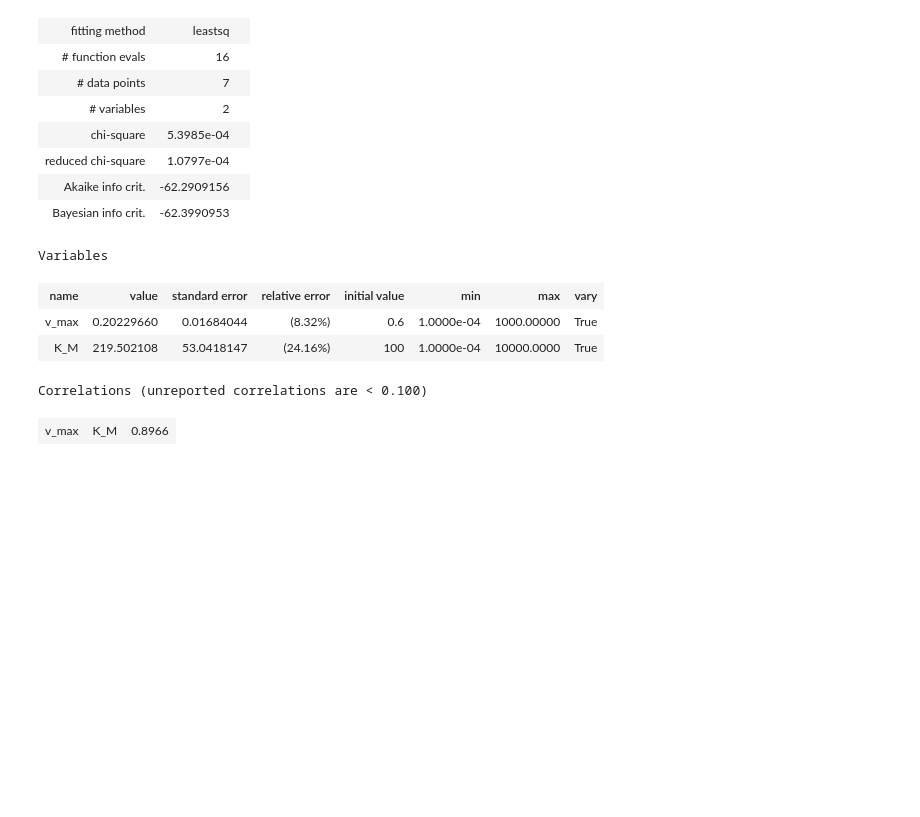
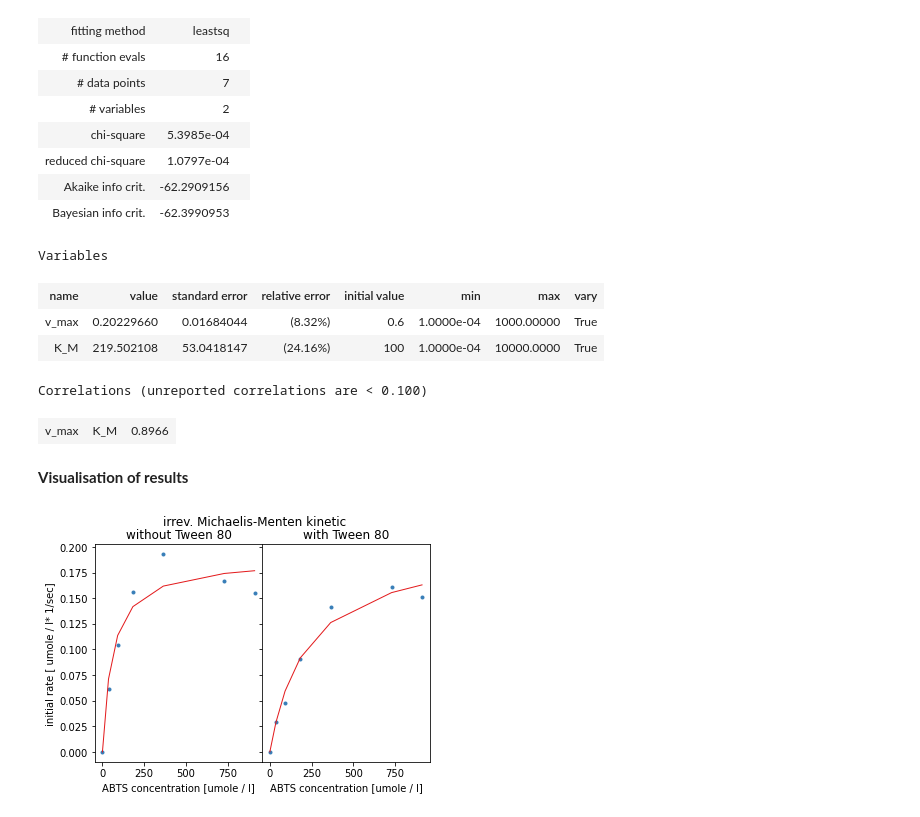
Before and after one commit to HannahDi/master-thesis, a Jupyter notebook: book/Scenarios/Scenario3.ipynb, the cells around one changed output. Cells and saved outputs as stored; diff of their text form; code cells hidden in the pictures; blank space fills up the shorter version.

```diff
--- a/book/Scenarios/Scenario3.ipynb
+++ b/book/Scenarios/Scenario3.ipynb
@@ -168,7 +169,8 @@ for measurementData in dataDict['noTween']:
     # visualisation of time-course data and initial rate curves
     ax1.plot(time, measurementData['measured'][0], 'o', ms=3, color = colors[i])
     ax1.plot(time, initialRateCurve(time, slope, intercept), '-', linewidth=1, color='#e31a1c')
-    ax1.set(title = 'without Tween 80', xlabel = 'time ['+timeUnit+']', ylabel = 'concentration ['+concentrationUnit+']')
+    ax1.set(title = 'without Tween 80', xlabel = 'time ['+timeUnit+']', \
+            ylabel = 'concentration ['+concentrationUnit+']')
     i += 1
 i = 0
 for measurementData in dataDict['tween']:
@@ -220,7 +222,8 @@ gs = fig.add_gridspec(1, 2, wspace = 0)
 fig.suptitle('initial rates ')
 for measurementData in dataDict['noTween']:
     ax1.plot(measurementData['s0'], measurementData['v'], 'o', ms=3, color='#377eb8')
-    ax1.set(title = 'without Tween 80', ylabel ='initial rate [ '+concentrationUnit+'* 1/'+timeUnit+']', xlabel = 'ABTS concentration ['+concentrationUnit+']')
+    ax1.set(title = 'without Tween 80', ylabel ='initial rate [ '+concentrationUnit+'* 1/'+timeUnit+']', \
+            xlabel = 'ABTS concentration ['+concentrationUnit+']')
 for measurementData in dataDict['tween']:
     ax2.plot(measurementData['s0'], measurementData['v'], 'o', ms=3, color='#377eb8')
     ax2.set(title = 'with Tween 80', xlabel = 'ABTS concentration ['+concentrationUnit+']')
@@ -331,5 +315,7 @@ params = Parameters()
 params.add('v_max', value=0.6, min=0.0001, max=1000)
 params.add('K_M', value=100, min=0.0001, max=10000)
 
-resultsMichaelisMentenNoTween = minimize(residual, params, args=('noTween', irreversibleMichaelisMenten), method='leastsq')
-resultsMichaelisMentenTween = minimize(residual, params, args=('tween', irreversibleMichaelisMenten), method='leastsq')
+resultsMichaelisMentenNoTween = minimize(residual, params, \
+                                         args=('noTween', irreversibleMichaelisMenten), method='leastsq')
+resultsMichaelisMentenTween = minimize(residual, params, \
+                                       args=('tween', irreversibleMichaelisMenten), method='leastsq')
@@ -399,3 +360,34 @@ Variables
 | K_M | 219.502108 | 53.0418147 | (24.16%) | 100 | 1.0000e-04 | 10000.0000 | True |
 Correlations (unreported correlations are < 0.100)
 | v_max | K_M | 0.8966 |
+# %% [markdown]
+__Visualisation of results__
+# %%
+fig = plt.figure()
+gs = fig.add_gridspec(1, 2, wspace = 0)
+(ax1, ax2) = gs.subplots(sharey = True)
+fig.suptitle('irrev. Michaelis-Menten kinetic ')
+sNoTween = []
+sTween = []
+vNoTween = []
+vTween = []
+for measurementData in dataDict['noTween']:
+    ax1.plot(measurementData['s0'], measurementData['v'], 'o', ms=3, color='#377eb8')
+    sNoTween.append(measurementData['s0'])
+    vNoTween.append(irreversibleMichaelisMenten([measurementData['s0'],measurementData['p0']], \
+                                                resultsMichaelisMentenNoTween.params))
+    ax1.set(title = 'without Tween 80', ylabel ='initial rate [ '+concentrationUnit+'* 1/'+timeUnit+']', \
+            xlabel = 'ABTS concentration ['+concentrationUnit+']')
+for measurementData in dataDict['tween']:
+    ax2.plot(measurementData['s0'], measurementData['v'], 'o', ms=3, color='#377eb8')
+    sTween.append(measurementData['s0'])
+    vTween.append(irreversibleMichaelisMenten([measurementData['s0'],measurementData['p0']], \
+                                              resultsMichaelisMentenTween.params))
+    ax2.set(title = 'with Tween 80', xlabel = 'ABTS concentration ['+concentrationUnit+']')
+ax1.plot(sNoTween, vNoTween, '-', linewidth=1, color='#e31a1c')
+ax2.plot(sTween, vTween, '-', linewidth=1, color='#e31a1c')
+# save as svg
+# plt.savefig('initial-rates_irrev_Michaelis_Menten.svg', bbox_inches='tight')
+plt.show()
+# %% [output]
+[figure, added]
```
Also changed, not shown: parts of 26 cells of this notebook.
